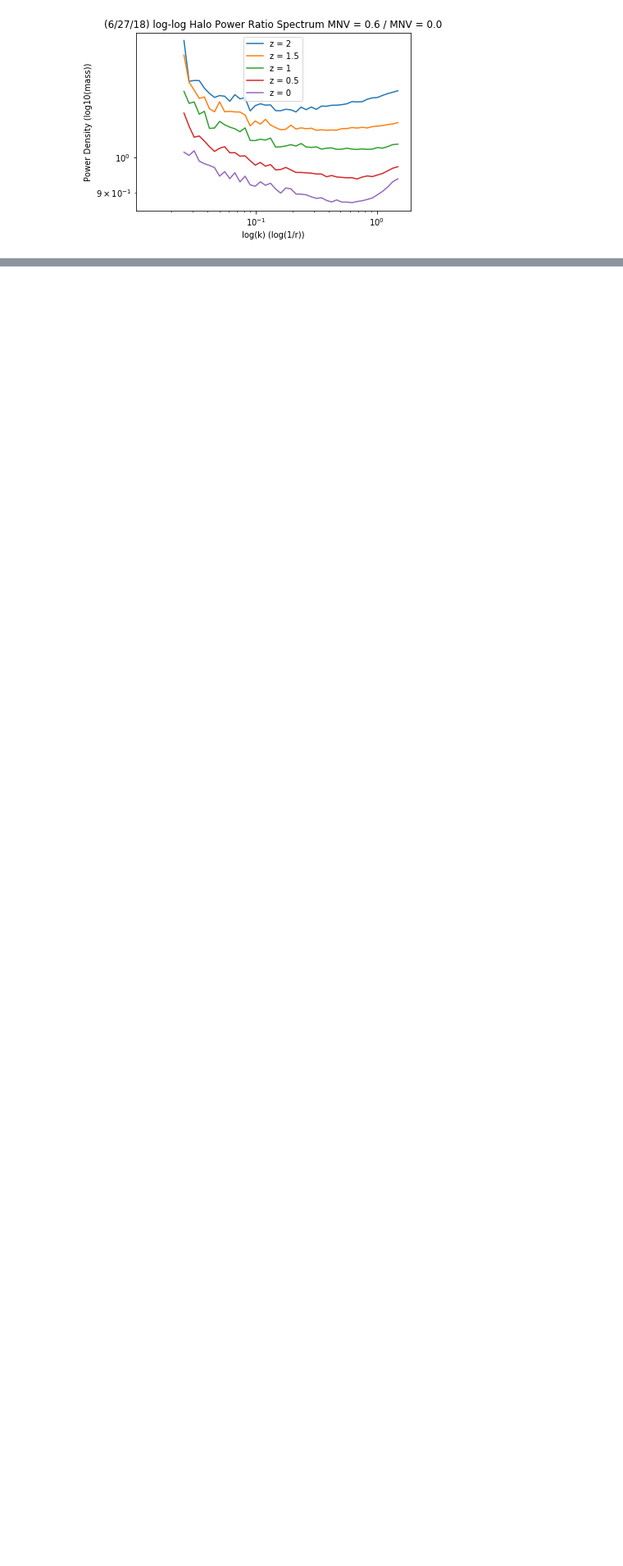
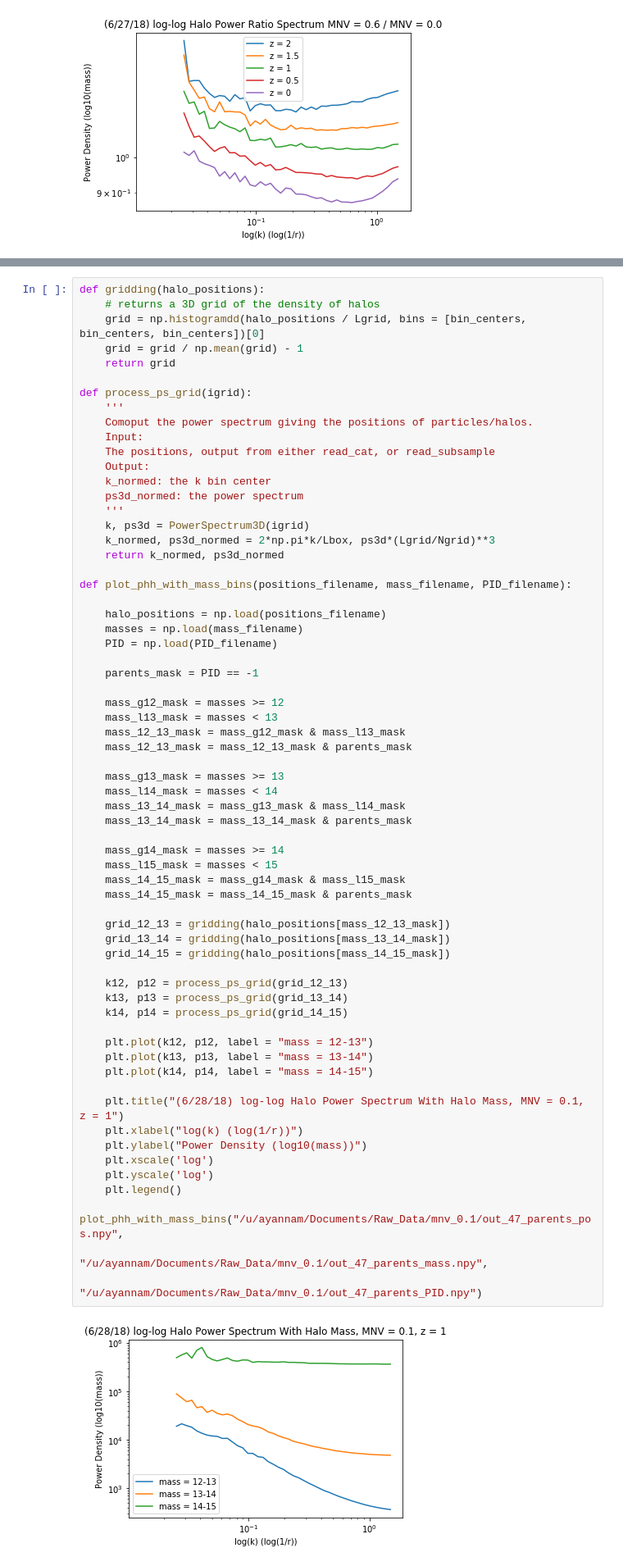
Before and after one commit to may32098/ASTROUSRP_halos_with_neutrinos, a Jupyter notebook: halo_cat_process.ipynb, the cells around one changed output, grey strips where cells are left out. Shown at 82% size. Cells and saved outputs as stored; diff of their text form; blank space fills up the shorter version.

```diff
--- a/halo_cat_process.ipynb
+++ b/halo_cat_process.ipynb
@@ -396,0 +399,67 @@ plot_phh_pmm("/u/ayannam/Documents/Raw_Data/mnv_0.1/out_47_parents_mass.npy", "/
+# %%
+def gridding(halo_positions):
+    # returns a 3D grid of the density of halos
+    grid = np.histogramdd(halo_positions / Lgrid, bins = [bin_centers, bin_centers, bin_centers])[0]
+    grid = grid / np.mean(grid) - 1
+    return grid
+
+def process_ps_grid(igrid):
+    '''
+    Comoput the power spectrum giving the positions of particles/halos.
+    Input:
+    The positions, output from either read_cat, or read_subsample
+    Output:
+    k_normed: the k bin center
+    ps3d_normed: the power spectrum
+    '''
+    k, ps3d = PowerSpectrum3D(igrid)
+    k_normed, ps3d_normed = 2*np.pi*k/Lbox, ps3d*(Lgrid/Ngrid)**3
+    return k_normed, ps3d_normed
+
+def plot_phh_with_mass_bins(positions_filename, mass_filename, PID_filename):
+
+    halo_positions = np.load(positions_filename)
+    masses = np.load(mass_filename)
+    PID = np.load(PID_filename)
+
+    parents_mask = PID == -1
+
+    mass_g12_mask = masses >= 12
+    mass_l13_mask = masses < 13
+    mass_12_13_mask = mass_g12_mask & mass_l13_mask
+    mass_12_13_mask = mass_12_13_mask & parents_mask
+
+    mass_g13_mask = masses >= 13
+    mass_l14_mask = masses < 14
+    mass_13_14_mask = mass_g13_mask & mass_l14_mask
+    mass_13_14_mask = mass_13_14_mask & parents_mask
+
+    mass_g14_mask = masses >= 14
+    mass_l15_mask = masses < 15
+    mass_14_15_mask = mass_g14_mask & mass_l15_mask
+    mass_14_15_mask = mass_14_15_mask & parents_mask
+
+    grid_12_13 = gridding(halo_positions[mass_12_13_mask])
+    grid_13_14 = gridding(halo_positions[mass_13_14_mask])
+    grid_14_15 = gridding(halo_positions[mass_14_15_mask])
+
+    k12, p12 = process_ps_grid(grid_12_13)
+    k13, p13 = process_ps_grid(grid_13_14)
+    k14, p14 = process_ps_grid(grid_14_15)
+
+    plt.plot(k12, p12, label = "mass = 12-13")
+    plt.plot(k13, p13, label = "mass = 13-14")
+    plt.plot(k14, p14, label = "mass = 14-15")
+
+    plt.title("(6/28/18) log-log Halo Power Spectrum With Halo Mass, MNV = 0.1, z = 1")
+    plt.xlabel("log(k) (log(1/r))")
+    plt.ylabel("Power Density (log10(mass))")
+    plt.xscale('log')
+    plt.yscale('log')
+    plt.legend()
+
+plot_phh_with_mass_bins("/u/ayannam/Documents/Raw_Data/mnv_0.1/out_47_parents_pos.npy",
+                        "/u/ayannam/Documents/Raw_Data/mnv_0.1/out_47_parents_mass.npy",
+                        "/u/ayannam/Documents/Raw_Data/mnv_0.1/out_47_parents_PID.npy")
+# %% [output]
+[figure, added]
```
Also changed, not shown: parts of 6 cells of this notebook.
